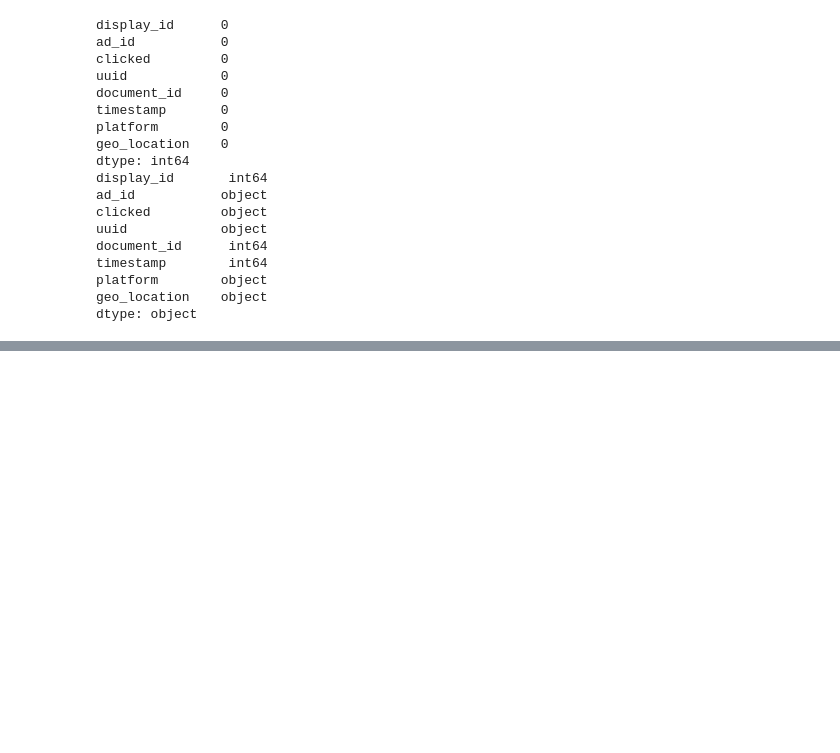
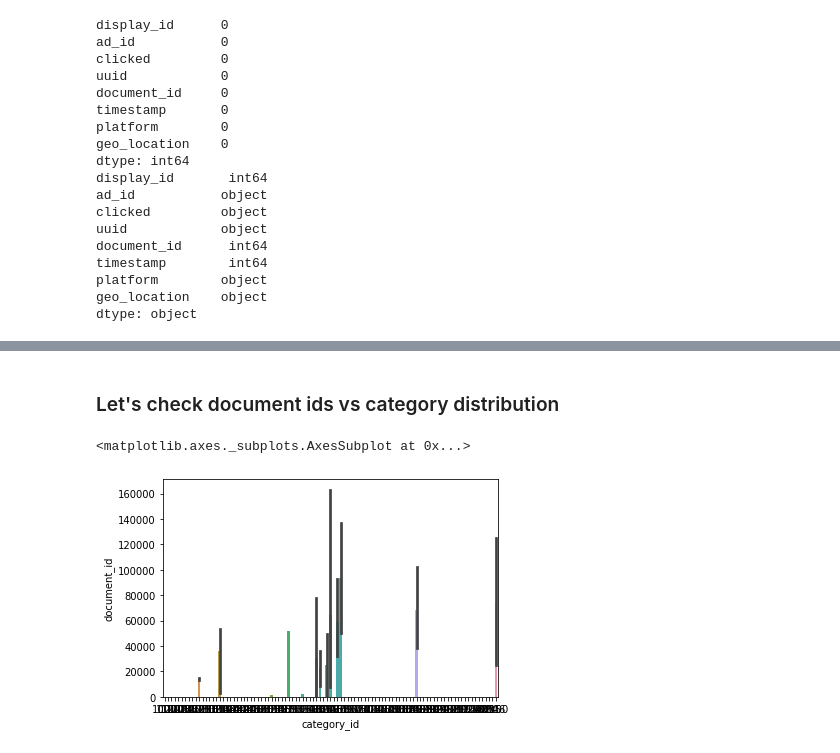
Before and after one commit to nicolaepetridean/content_recommend_eda, a Jupyter notebook: src/EDA.ipynb, the cells around one changed output, grey strips where cells are left out. Cells and saved outputs as stored; diff of their text form; code cells hidden in the pictures; blank space fills up the shorter version.

Commit message:
categories and topics

```diff
--- a/src/EDA.ipynb
+++ b/src/EDA.ipynb
@@ -510,3 +521,3 @@ merged_train_data_new.head()
 # %%
-category = pd.read_csv('../data/documents_categories.csv',nrows=nrows)
-category.head()
+category_info = pd.read_csv('../data/documents_categories.csv')
+category_info.info()
@@ -512,0 +533,7 @@ category.head()
+# %% [markdown]
+### Let's check document ids vs category distribution
+# %%
+sns.barplot(x=category_info['category_id'], y=category_info.groupby('category_id')['document_id'].count())
+# %% [output]
+<matplotlib.axes._subplots.AxesSubplot at 0x...>
+[figure, added]
```
Also changed, not shown: parts of 6 cells of this notebook.
